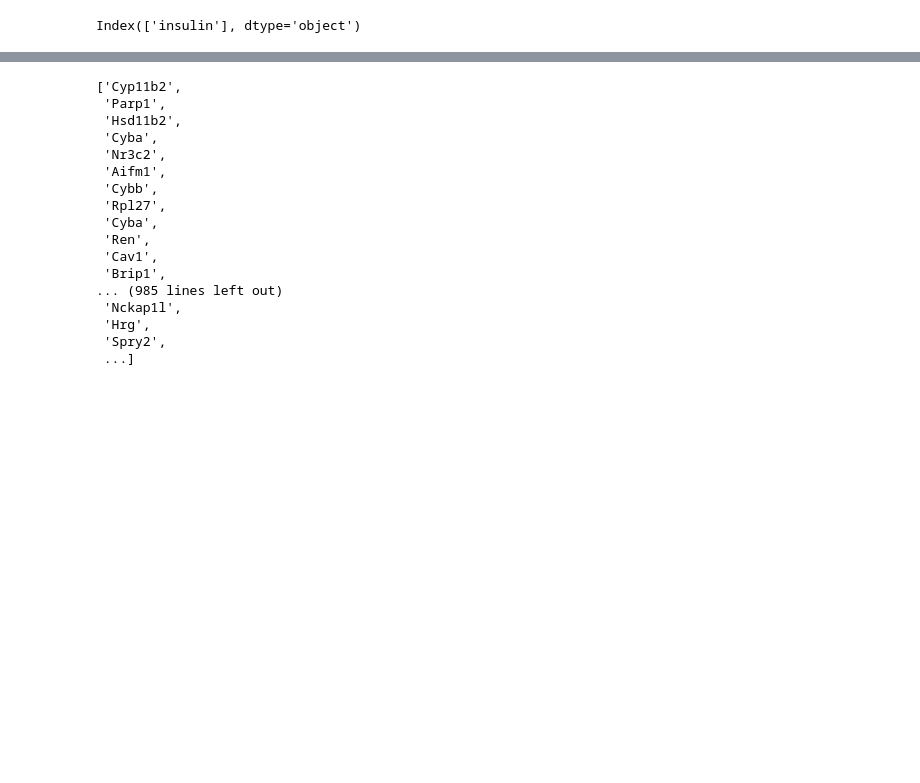
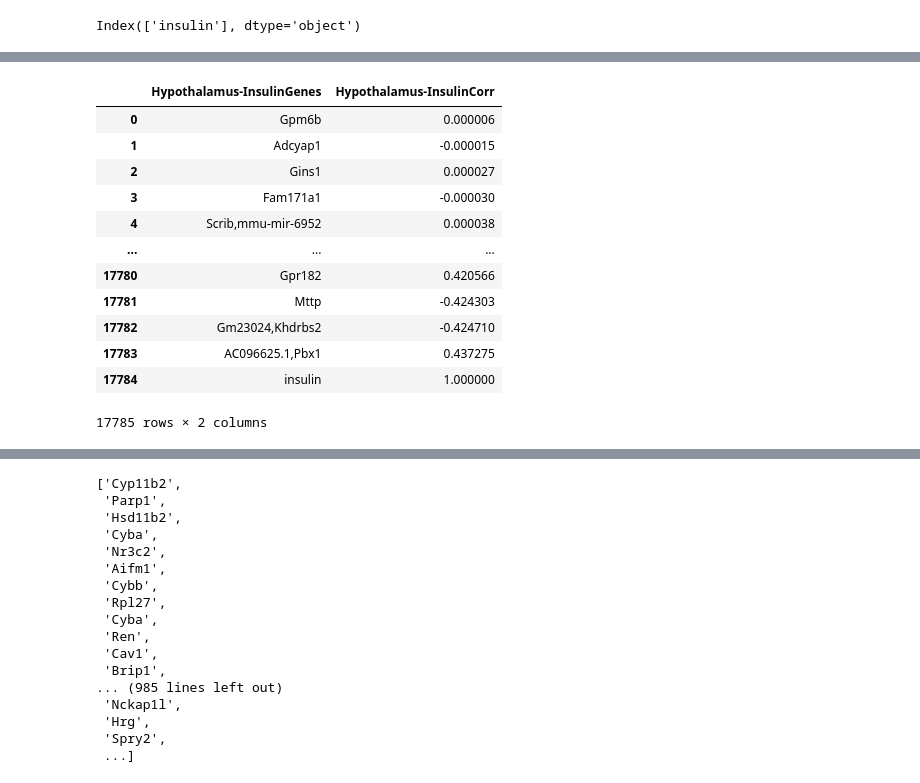
Before and after one commit to aeaswar81/MultiCens, a Jupyter notebook: Mouse centrality Leptin Aravind.ipynb, the cells around one changed output, grey strips where cells are left out. Drawn from its saved outputs; the diff is of its cells as text; code cells hidden in the pictures; blank space fills up the shorter version.

```diff
--- a/Mouse centrality Leptin Aravind.ipynb
+++ b/Mouse centrality Leptin Aravind.ipynb
@@ -26,0 +50,2 @@ adipose_insulin=adipose.join(insulin_trait)
+# %%
+hypothalamus_insulin=hypothalamus.join(insulin_trait)
@@ -26,0 +60,2 @@ adipose_insulin=adipose.join(insulin_trait)
+# %%
+corr_hypothalamusInsulin=hypothalamus_insulin[hypothalamus_insulin.columns].corr()['insulin']
@@ -26,0 +100,16 @@ adipose_insulin=adipose.join(insulin_trait)
+# %%
+df4
+# %% [output]
+|  | Hypothalamus-InsulinGenes | Hypothalamus-InsulinCorr |
+| 0 | Gpm6b | 0.000006 |
+| 1 | Adcyap1 | -0.000015 |
+| 2 | Gins1 | 0.000027 |
+| 3 | Fam171a1 | -0.000030 |
+| 4 | Scrib,mmu-mir-6952 | 0.000038 |
+| ... | ... | ... |
+| 17780 | Gpr182 | 0.420566 |
+| 17781 | Mttp | -0.424303 |
+| 17782 | Gm23024,Khdrbs2 | -0.424710 |
+| 17783 | AC096625.1,Pbx1 | 0.437275 |
+| 17784 | insulin | 1.000000 |
+17785 rows × 2 columns
```
Also changed, not shown: parts of 21 cells of this notebook, 2 other files.
